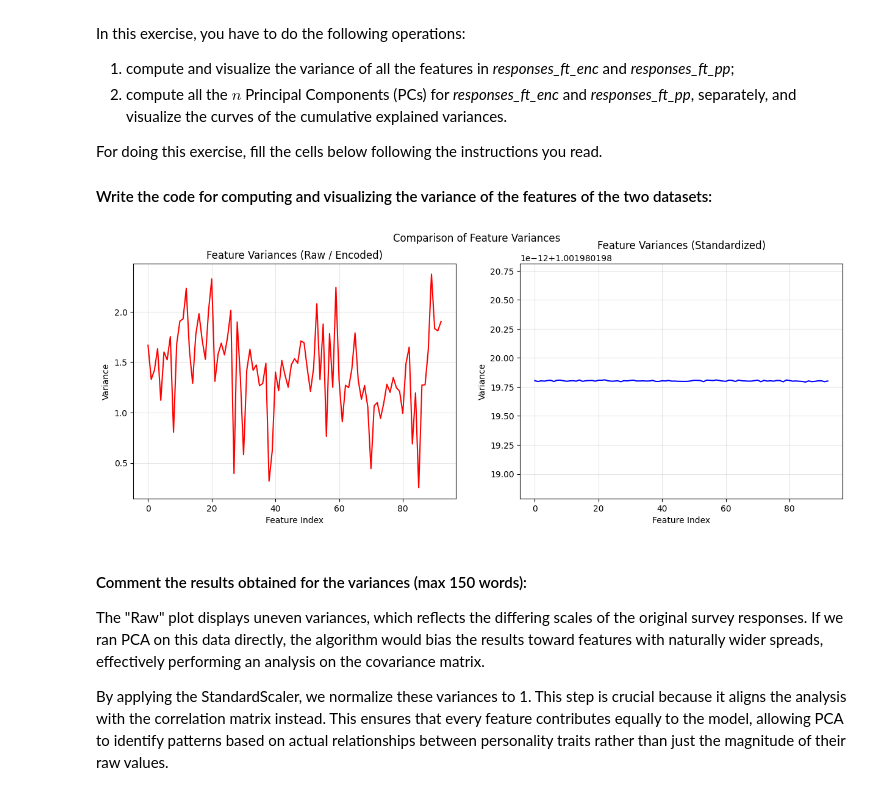
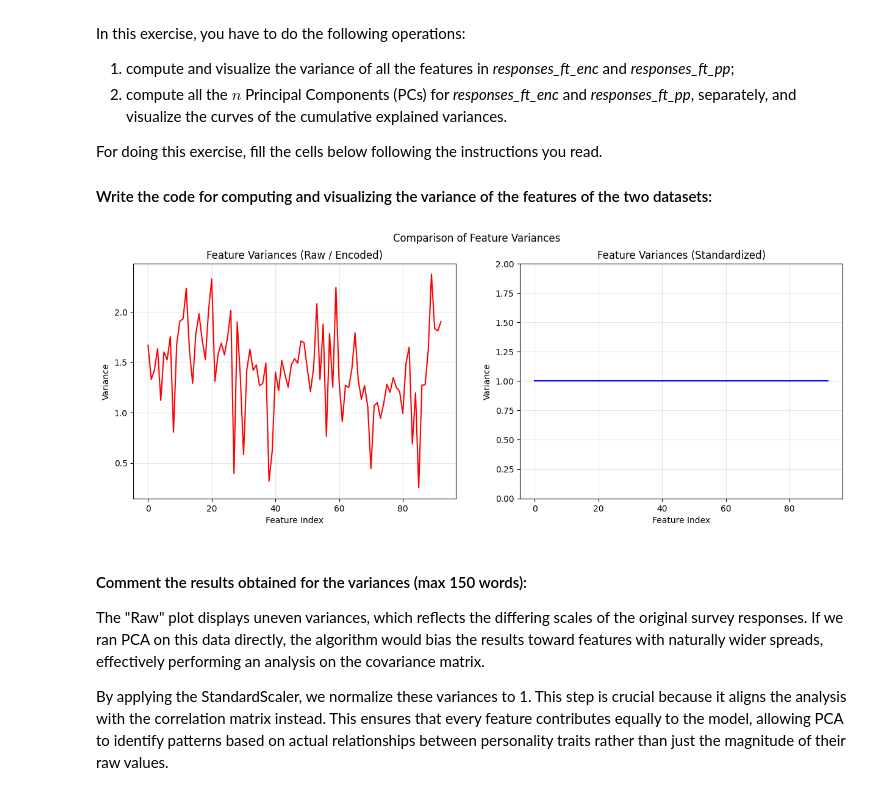
Before and after one commit to mertdenizer/PCA_project, a Jupyter notebook: HWpca_Surname1_Surname2.ipynb, the cells around one changed output. Cells and saved outputs as stored; diff of their text form; code cells hidden in the pictures.

Commit message:
fixed graph in ex2

```diff
--- a/HWpca_Surname1_Surname2.ipynb
+++ b/HWpca_Surname1_Surname2.ipynb
@@ -358,27 +358,28 @@ For doing this exercise, fill the cells below following the instructions you rea
 # %%
 var_enc = responses_ft_enc.var()
 var_pp = responses_ft_pp.var()
 fig, (ax1, ax2) = plt.subplots(1, 2, figsize=(15, 5))
 
 #here is the raw data variance visualized
 ax1.plot(var_enc.values, color='red')
 ax1.set_title("Feature Variances (Raw / Encoded)")
 ax1.set_xlabel("Feature Index")
 ax1.set_ylabel("Variance")
 ax1.grid(True, alpha=0.3)
 
 #here is the preprocessed data variance visualized
 ax2.plot(var_pp.values, color='blue')
 ax2.set_title("Feature Variances (Standardized)")
 ax2.set_xlabel("Feature Index")
 ax2.set_ylabel("Variance")
+ax2.set_ylim(0.0, 2.0)
 ax2.grid(True, alpha=0.3)
 #we expect to see a line perfectly flat at 1 since the standardization makes all variances 1
 
 plt.suptitle("Comparison of Feature Variances")
 plt.show()
 # %% [output]
-[figure, old version]
+[figure, new version]
 # %% [markdown]
 #### Comment the results obtained for the variances (max 150 words):
 The "Raw" plot displays uneven variances, which reflects the differing scales of the original survey responses. If we ran PCA on this data directly, the algorithm would bias the results toward features with naturally wider spreads, effectively performing an analysis on the covariance matrix.
```
Also changed, not shown: parts of 2 cells of this notebook.
